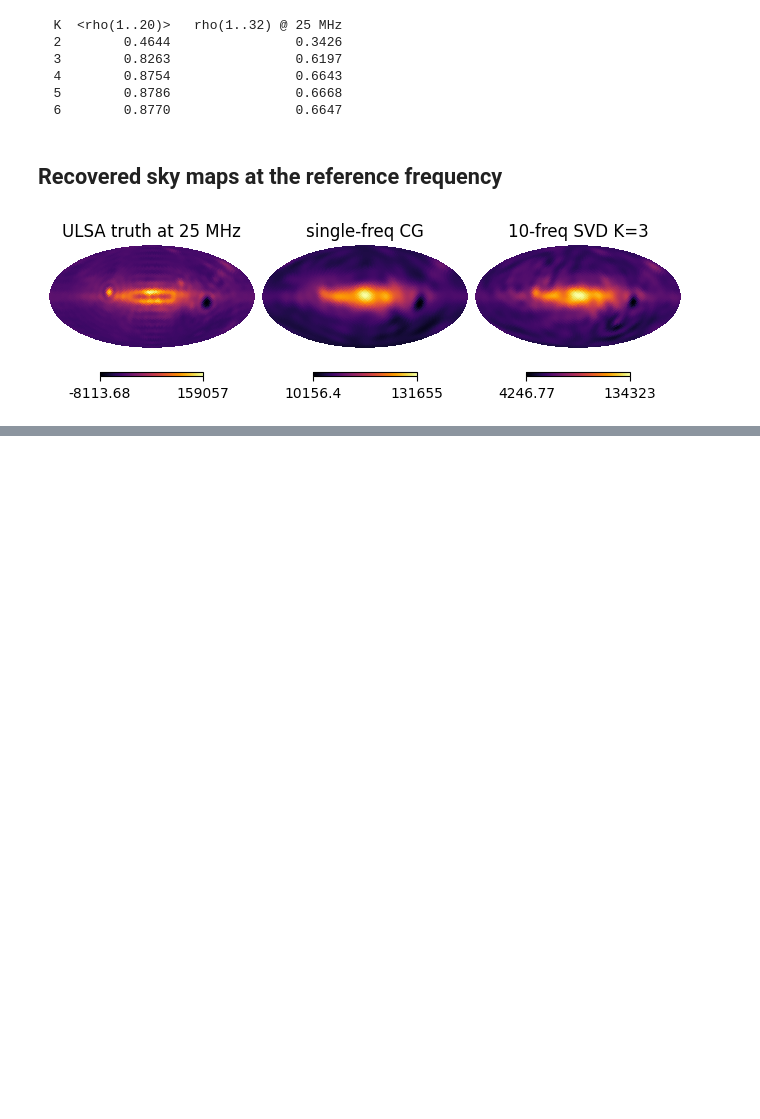
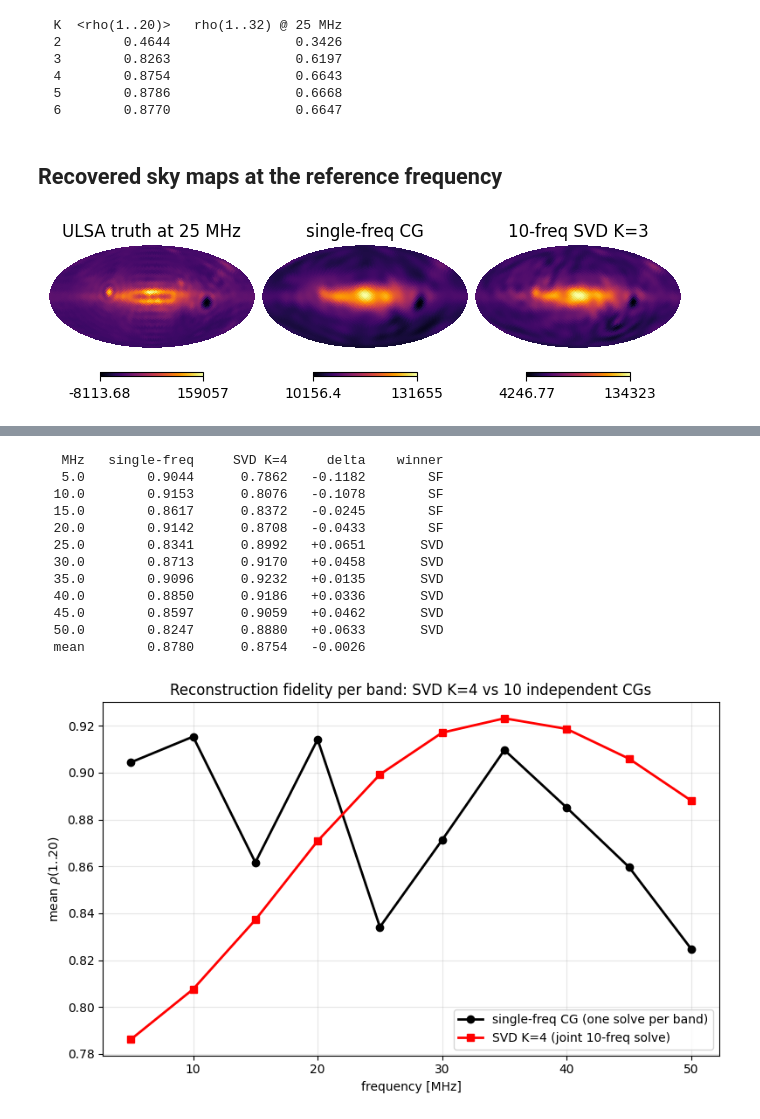
Before and after one commit to lusee-night/luseepy, a Jupyter notebook: notebooks/mapmaker_svd_multifreq_demo.ipynb, the cells around one changed output, grey strips where cells are left out. Saved outputs shown, nothing was run; the diff lists cells and outputs as text; code cells hidden in the pictures; blank space fills up the shorter version.

```diff
--- a/notebooks/mapmaker_svd_multifreq_demo.ipynb
+++ b/notebooks/mapmaker_svd_multifreq_demo.ipynb
@@ -148 +165,34 @@ hp.mollview(svd_map,  title=f"10-freq SVD K=3",                       cmap="infe
+# %%
+ds = np.load("../tests/bench_singlefreq_allbands.npz")
+K_best = 4
+pf_svd = dk[f'per_freq_K{K_best}']
+pf_sf  = ds['per_freq_20']
+
+print(f"{'MHz':>6}  {'single-freq':>12}  {'SVD K=4':>10}  {'delta':>8}  {'winner':>8}")
+for fi, f in enumerate(FREQS):
+    delta = pf_svd[fi] - pf_sf[fi]
+    w = 'SVD' if delta > 0 else 'SF'
+    print(f"{f:>6.1f}  {pf_sf[fi]:>12.4f}  {pf_svd[fi]:>10.4f}  {delta:>+8.4f}  {w:>8}")
+print(f"{'mean':>6}  {pf_sf.mean():>12.4f}  {pf_svd.mean():>10.4f}  {pf_svd.mean()-pf_sf.mean():>+8.4f}")
+
+fig, ax = plt.subplots(figsize=(8, 5))
+ax.plot(FREQS, pf_sf,  'ko-', lw=2, label='single-freq CG (one solve per band)')
+ax.plot(FREQS, pf_svd, 'rs-', lw=2, label=f'SVD K={K_best} (joint 10-freq solve)')
+ax.set_xlabel('frequency [MHz]'); ax.set_ylabel(r'mean $\rho$(1..20)')
+ax.set_title('Reconstruction fidelity per band: SVD K=4 vs 10 independent CGs')
+ax.legend(); ax.grid(alpha=0.3); plt.tight_layout()
+# %% [output]
+   MHz   single-freq     SVD K=4     delta    winner
+   5.0        0.9044      0.7862   -0.1182        SF
+  10.0        0.9153      0.8076   -0.1078        SF
+  15.0        0.8617      0.8372   -0.0245        SF
+  20.0        0.9142      0.8708   -0.0433        SF
+  25.0        0.8341      0.8992   +0.0651       SVD
+  30.0        0.8713      0.9170   +0.0458       SVD
+  35.0        0.9096      0.9232   +0.0135       SVD
+  40.0        0.8850      0.9186   +0.0336       SVD
+  45.0        0.8597      0.9059   +0.0462       SVD
+  50.0        0.8247      0.8880   +0.0633       SVD
+  mean        0.8780      0.8754   -0.0026
+[figure, added]
 # %% [markdown]
```
Also changed, not shown: parts of 2 cells of this notebook, 1 other file.
